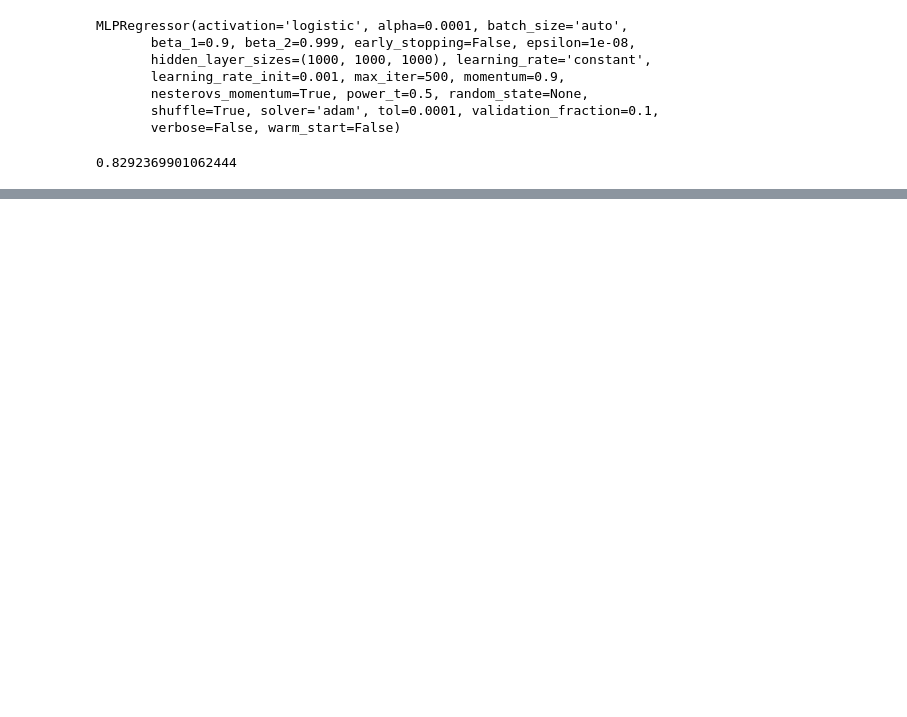
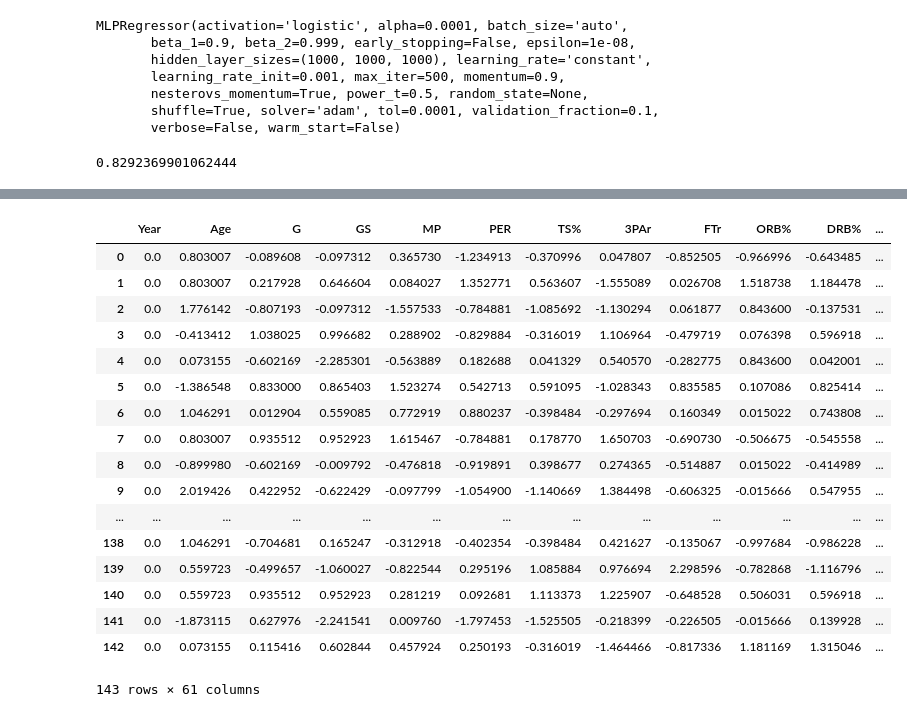
Before and after one commit to micsab/thinkful_files, a Jupyter notebook: unit_4/lesson_2/neural_net_challenge.ipynb, the cells around one changed output, grey strips where cells are left out. Cells and saved outputs as stored; diff of their text form; code cells hidden in the pictures; blank space fills up the shorter version.

```diff
--- a/unit_4/lesson_2/neural_net_challenge.ipynb
+++ b/unit_4/lesson_2/neural_net_challenge.ipynb
@@ -83,18 +85,41 @@ print(rf.score(X_test,Y_test))
 # %%
 season_2016 = season_stats[season_stats['Year'] == 2016.0]
-#season_columns = season_2016.columns
-#season_2016_scale = pd.DataFrame(preprocessing.scale(season_2016), columns=season_columns)
 season_not2016 = season_stats[season_stats['Year'] != 2016.0]
-
-X_2016 = season_2016.drop(['MVPSHARES', 'MVP_Candidate',
+mlp_feat_to_use_rows = season_2016.drop(['MVPSHARES', 'MVP_Candidate',
                        'MVP', 'Tm', 'Player', 'Decade', 'Pos'], axis=1)
-season_columns = X_2016.columns
-season_2016_scale = pd.DataFrame(preprocessing.scale(X_2016), columns=season_columns)
-
-
-X = season_not2016[feat_to_use]
-y = season_not2016['MVPSHARES']
-#rf = RandomForestRegressor(bootstrap = True, max_depth = 80, max_features = 3,
-                           #min_samples_leaf = 3, min_samples_split = 3,
-                           #n_estimators = 400)
-#rf.fit(X,y)
+mlp_feat_to_use = mlp_feat_to_use_rows.columns
+# %%
+season_2016 = season_stats[season_stats['Year'] == 2016.0]
+season_not2016 = season_stats[season_stats['Year'] != 2016.0]
+X_2016 = season_2016[mlp_feat_to_use]
+X_2016 = X_2016.reset_index(drop=True)
+season_columns = X_2016.columns
+player_2016 = pd.DataFrame(season_2016['Player'], columns=['Player'])
+player_2016 = player_2016.reset_index(drop=True)
+mvp_2016 = pd.DataFrame(season_2016[['MVPSHARES', 'MVP']], columns=['MVPSHARES', 'MVP'])
+mvp_2016 = mvp_2016.reset_index(drop=True)
+season_2016_scale = pd.DataFrame(preprocessing.scale(X_2016), columns=season_columns)
+season_2016_scale = pd.concat([season_2016_scale, player_2016, mvp_2016], axis=1)
+
+
+X = season_not2016[feat_to_use]
+y = season_not2016['MVPSHARES']
+# %% [output]
+|  | Year | Age | G | GS | MP | PER | TS% | 3PAr | FTr | ORB% | DRB% | ... |
+| 0 | 0.0 | 0.803007 | -0.089608 | -0.097312 | 0.365730 | -1.234913 | -0.370996 | 0.047807 | -0.852505 | -0.966996 | -0.643485 | ... |
+| 1 | 0.0 | 0.803007 | 0.217928 | 0.646604 | 0.084027 | 1.352771 | 0.563607 | -1.555089 | 0.026708 | 1.518738 | 1.184478 | ... |
+| 2 | 0.0 | 1.776142 | -0.807193 | -0.097312 | -1.557533 | -0.784881 | -1.085692 | -1.130294 | 0.061877 | 0.843600 | -0.137531 | ... |
+| 3 | 0.0 | -0.413412 | 1.038025 | 0.996682 | 0.288902 | -0.829884 | -0.316019 | 1.106964 | -0.479719 | 0.076398 | 0.596918 | ... |
+| 4 | 0.0 | 0.073155 | -0.602169 | -2.285301 | -0.563889 | 0.182688 | 0.041329 | 0.540570 | -0.282775 | 0.843600 | 0.042001 | ... |
+| 5 | 0.0 | -1.386548 | 0.833000 | 0.865403 | 1.523274 | 0.542713 | 0.591095 | -1.028343 | 0.835585 | 0.107086 | 0.825414 | ... |
+| 6 | 0.0 | 1.046291 | 0.012904 | 0.559085 | 0.772919 | 0.880237 | -0.398484 | -0.297694 | 0.160349 | 0.015022 | 0.743808 | ... |
+| 7 | 0.0 | 0.803007 | 0.935512 | 0.952923 | 1.615467 | -0.784881 | 0.178770 | 1.650703 | -0.690730 | -0.506675 | -0.545558 | ... |
+| 8 | 0.0 | -0.899980 | -0.602169 | -0.009792 | -0.476818 | -0.919891 | 0.398677 | 0.274365 | -0.514887 | 0.015022 | -0.414989 | ... |
+| 9 | 0.0 | 2.019426 | 0.422952 | -0.622429 | -0.097799 | -1.054900 | -1.140669 | 1.384498 | -0.606325 | -0.015666 | 0.547955 | ... |
+| ... | ... | ... | ... | ... | ... | ... | ... | ... | ... | ... | ... | ... |
+| 138 | 0.0 | 1.046291 | -0.704681 | 0.165247 | -0.312918 | -0.402354 | -0.398484 | 0.421627 | -0.135067 | -0.997684 | -0.986228 | ... |
+| 139 | 0.0 | 0.559723 | -0.499657 | -1.060027 | -0.822544 | 0.295196 | 1.085884 | 0.976694 | 2.298596 | -0.782868 | -1.116796 | ... |
+| 140 | 0.0 | 0.559723 | 0.935512 | 0.952923 | 0.281219 | 0.092681 | 1.113373 | 1.225907 | -0.648528 | 0.506031 | 0.596918 | ... |
+| 141 | 0.0 | -1.873115 | 0.627976 | -2.241541 | 0.009760 | -1.797453 | -1.525505 | -0.218399 | -0.226505 | -0.015666 | 0.139928 | ... |
+| 142 | 0.0 | 0.073155 | 0.115416 | 0.602844 | 0.457924 | 0.250193 | -0.316019 | -1.464466 | -0.817336 | 1.181169 | 1.315046 | ... |
+143 rows × 61 columns
```
Also changed, not shown: parts of 8 cells of this notebook.
